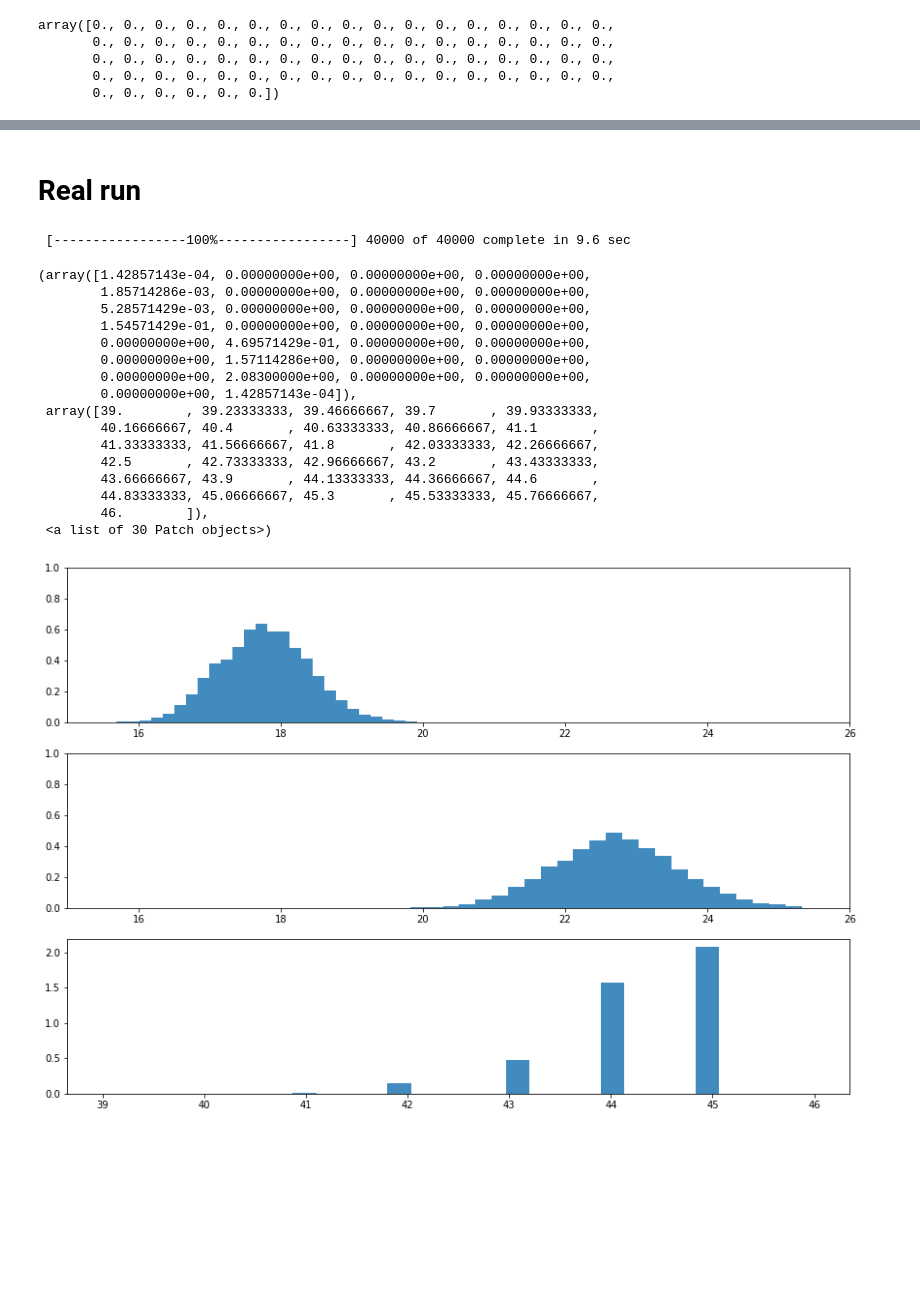
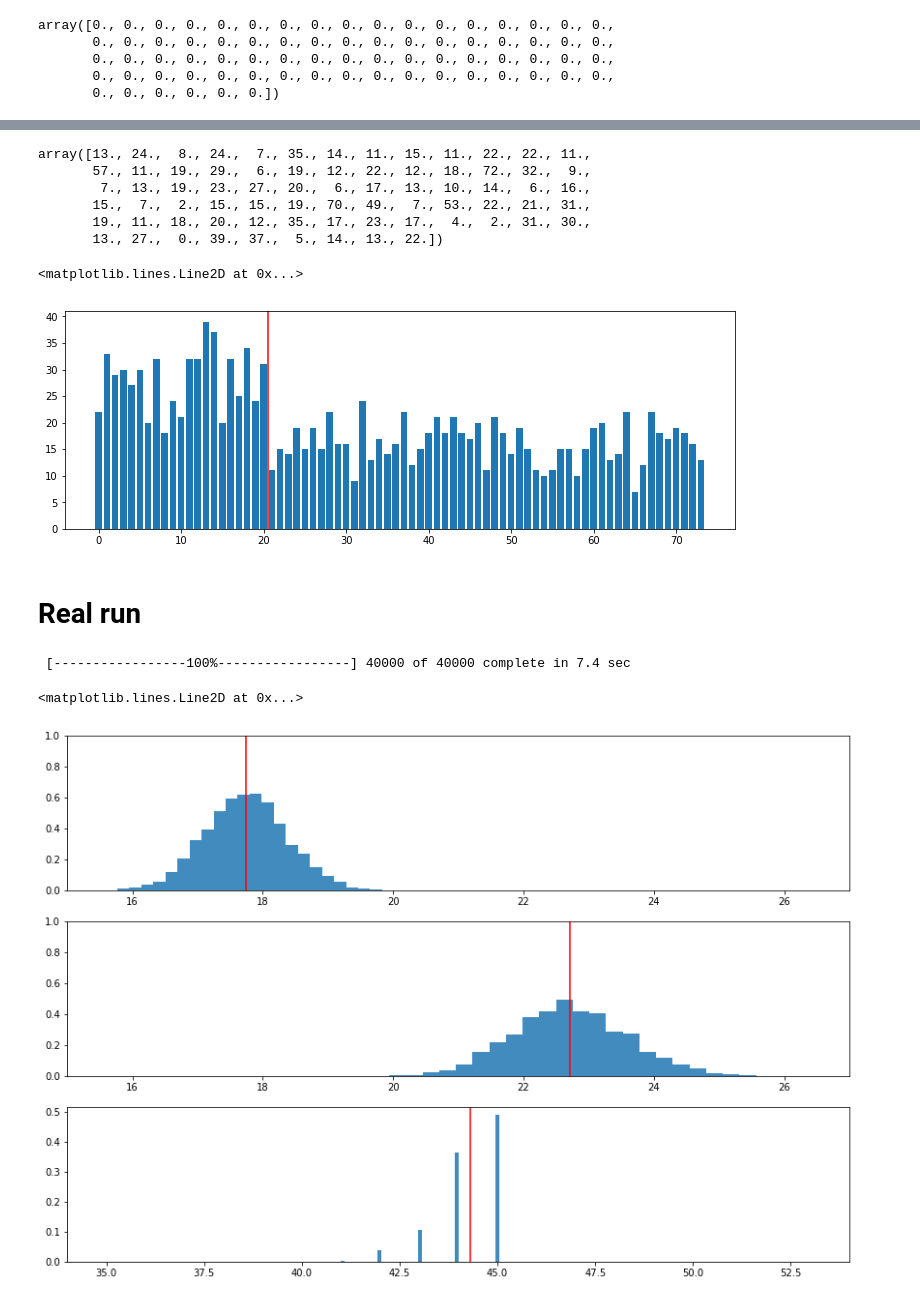
Before and after one commit to ryanvmenezes/BMfH, a Jupyter notebook: text count changepoint example.ipynb, the cells around one changed output, grey strips where cells are left out. Saved outputs shown, nothing was run; the diff lists cells and outputs as text; code cells hidden in the pictures; blank space fills up the shorter version.

```diff
--- a/text count changepoint example.ipynb
+++ b/text count changepoint example.ipynb
@@ -124,0 +135,9 @@ plt.axvline(ttau - 0.5, color='red')
+# %%
+counts
+# %% [output]
+array([13., 24.,  8., 24.,  7., 35., 14., 11., 15., 11., 22., 22., 11.,
+       57., 11., 19., 29.,  6., 19., 12., 22., 12., 18., 72., 32.,  9.,
+        7., 13., 19., 23., 27., 20.,  6., 17., 13., 10., 14.,  6., 16.,
+       15.,  7.,  2., 15., 15., 19., 70., 49.,  7., 53., 22., 21., 31.,
+       19., 11., 18., 20., 12., 35., 17., 23., 17.,  4.,  2., 31., 30.,
+       13., 27.,  0., 39., 37.,  5., 14., 13., 22.])
@@ -125,9 +148,26 @@ plt.axvline(ttau - 0.5, color='red')
+# %%
+nfinal = len(final)
+plt.figure(figsize=(12,4))
+plt.bar(np.arange(nfinal), final)
+plt.axvline(ttau - 0.5, color='red')
+# %% [output]
+<matplotlib.lines.Line2D at 0x...>
+[figure, added]
 # %% [markdown]
 # Real run
 # %%
+lam1 = pm.Exponential('lam1', alpha)
+lam2 = pm.Exponential('lam2', alpha)
+
+tau = pm.DiscreteUniform('tau', 0, ncounts)
+
 @pm.deterministic
 def lambda_(tau=tau, lambda_1=lam1, lambda_2=lam2):
     out = np.zeros(ncounts)
     out[:tau] = lambda_1  # lambda before tau is lambda1
     out[tau:] = lambda_2  # lambda after (and including) tau is lambda2
     return out
+
+observation = pm.Poisson("obs", lambda_, value=counts, observed=True)
+
+model = pm.Model([observation, lam1, lam2, tau])
@@ -140,7 +176,7 @@ model = pm.Model([observation, lam1, lam2, tau])
 mcmc = pm.MCMC(model)
 mcmc.sample(40000, 10000, 1)
 # %% [output]
- [-----------------100%-----------------] 40000 of 40000 complete in 9.6 sec
+ [-----------------100%-----------------] 40000 of 40000 complete in 7.4 sec
 # %%
 lam1samp = mcmc.trace('lam1')[:]
 lam2samp = mcmc.trace('lam2')[:]
@@ -148,33 +184,23 @@ tausamp = mcmc.trace('tau')[:]
 # %%
 plt.figure(figsize=(14.5, 10))
 
 ax = plt.subplot(311)
 plt.hist(lam1samp, bins=30, alpha=0.85, density=True)
-plt.xlim([15,26])
+plt.xlim([15,27])
 plt.ylim([0,1])
+plt.axvline(lam1samp.mean(), color='red')
 
 ax = plt.subplot(312)
 plt.hist(lam2samp, bins=30, alpha=0.85, density=True)
-plt.xlim([15,26])
+plt.xlim([15,27])
 plt.ylim([0,1])
+plt.axvline(lam2samp.mean(), color='red')
 
 ax = plt.subplot(313)
-plt.hist(tausamp, bins=30, alpha=0.85, density=True)
+w = 1.0 / tausamp.shape[0] * np.ones_like(tausamp)
+plt.hist(tausamp, bins=ncounts, alpha=0.85, weights=w)
+plt.xlim([34, 54])
+plt.axvline(tausamp.mean(), color='red')
 # %% [output]
-(array([1.42857143e-04, 0.00000000e+00, 0.00000000e+00, 0.00000000e+00,
-        1.85714286e-03, 0.00000000e+00, 0.00000000e+00, 0.00000000e+00,
-        5.28571429e-03, 0.00000000e+00, 0.00000000e+00, 0.00000000e+00,
-        1.54571429e-01, 0.00000000e+00, 0.00000000e+00, 0.00000000e+00,
-        0.00000000e+00, 4.69571429e-01, 0.00000000e+00, 0.00000000e+00,
-        0.00000000e+00, 1.57114286e+00, 0.00000000e+00, 0.00000000e+00,
-        0.00000000e+00, 2.08300000e+00, 0.00000000e+00, 0.00000000e+00,
-        0.00000000e+00, 1.42857143e-04]),
- array([39.        , 39.23333333, 39.46666667, 39.7       , 39.93333333,
-        40.16666667, 40.4       , 40.63333333, 40.86666667, 41.1       ,
-        41.33333333, 41.56666667, 41.8       , 42.03333333, 42.26666667,
-        42.5       , 42.73333333, 42.96666667, 43.2       , 43.43333333,
-        43.66666667, 43.9       , 44.13333333, 44.36666667, 44.6       ,
-        44.83333333, 45.06666667, 45.3       , 45.53333333, 45.76666667,
-        46.        ]),
- <a list of 30 Patch objects>)
+<matplotlib.lines.Line2D at 0x...>
-[figure, old version]
+[figure, new version]
```
Also changed, not shown: parts of 22 cells of this notebook, 1 other file.
